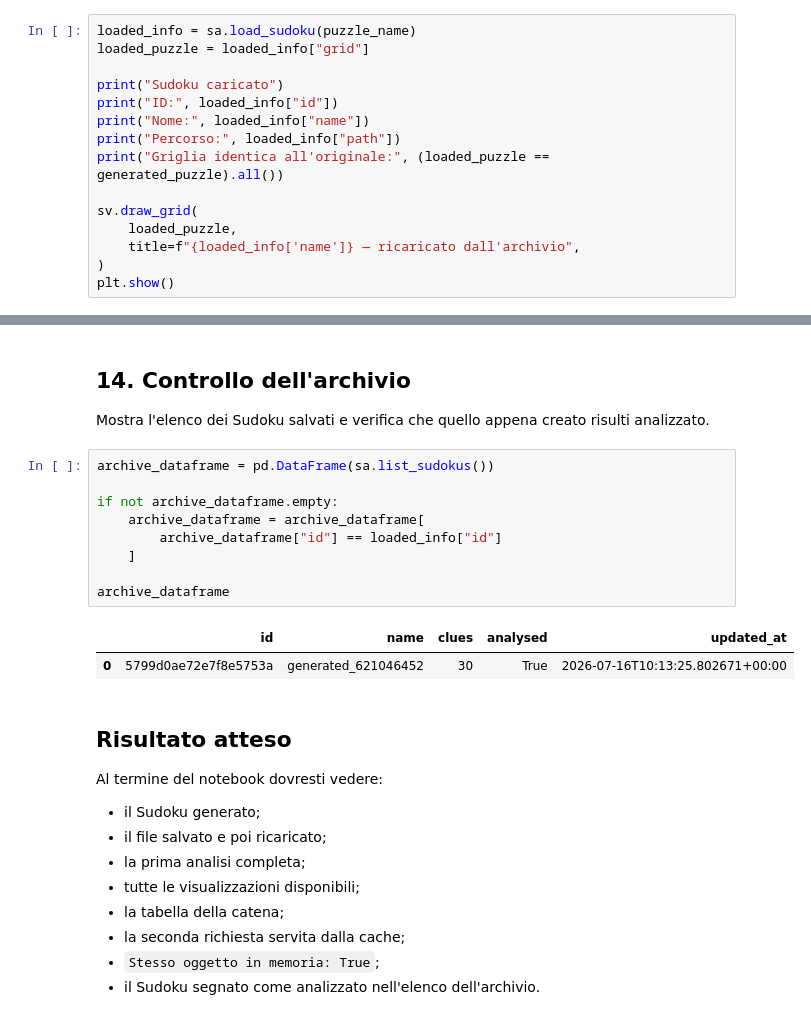
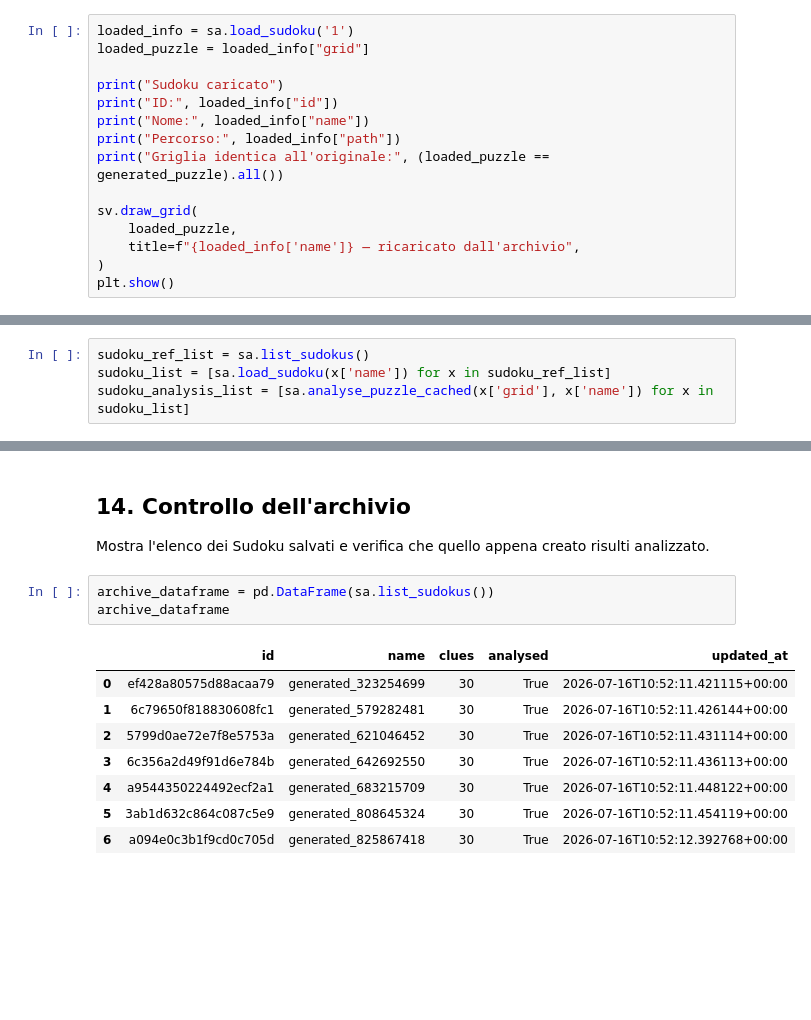
Before and after one commit to GiacomoAru/sudoku_ranker, a Jupyter notebook: sudoku_archive_demo.ipynb, the cells around one changed output, grey strips where cells are left out. Cells and saved outputs as stored; diff of their text form; blank space fills up the shorter version.

```diff
--- a/sudoku_archive_demo.ipynb
+++ b/sudoku_archive_demo.ipynb
@@ -86,7 +86,7 @@ Percorso: sudoku_data\puzzles\5799d0ae72e7f8e5753a.json
 
 Il Sudoku viene ricaricato usando il nome assegnato. La griglia caricata viene confrontata con quella generata.
 # %%
-loaded_info = sa.load_sudoku(puzzle_name)
+loaded_info = sa.load_sudoku('1')
 loaded_puzzle = loaded_info["grid"]
 
 print("Sudoku caricato")
@@ -263,4 +240,8 @@ else:
 ## 11. Galleria
 
 La galleria è pensata per più Sudoku, ma può essere usata anche con un solo risultato per verificare la vista riepilogativa.
+# %%
+sudoku_ref_list = sa.list_sudokus()
+sudoku_list = [sa.load_sudoku(x['name']) for x in sudoku_ref_list]
+sudoku_analysis_list = [sa.analyse_puzzle_cached(x['grid'], x['name']) for x in sudoku_list]
 # %%
@@ -334,26 +267,13 @@ OK: l'analisi è stata presa dalla cache in memoria.
 Mostra l'elenco dei Sudoku salvati e verifica che quello appena creato risulti analizzato.
 # %%
 archive_dataframe = pd.DataFrame(sa.list_sudokus())
-
-if not archive_dataframe.empty:
-    archive_dataframe = archive_dataframe[
-        archive_dataframe["id"] == loaded_info["id"]
-    ]
-
 archive_dataframe
 # %% [output]
 |  | id | name | clues | analysed | updated_at |
-| 0 | 5799d0ae72e7f8e5753a | generated_621046452 | 30 | True | 2026-07-16T10:13:25.802671+00:00 |
+| 0 | ef428a80575d88acaa79 | generated_323254699 | 30 | True | 2026-07-16T10:52:11.421115+00:00 |
+| 1 | 6c79650f818830608fc1 | generated_579282481 | 30 | True | 2026-07-16T10:52:11.426144+00:00 |
+| 2 | 5799d0ae72e7f8e5753a | generated_621046452 | 30 | True | 2026-07-16T10:52:11.431114+00:00 |
+| 3 | 6c356a2d49f91d6e784b | generated_642692550 | 30 | True | 2026-07-16T10:52:11.436113+00:00 |
+| 4 | a9544350224492ecf2a1 | generated_683215709 | 30 | True | 2026-07-16T10:52:11.448122+00:00 |
+| 5 | 3ab1d632c864c087c5e9 | generated_808645324 | 30 | True | 2026-07-16T10:52:11.454119+00:00 |
+| 6 | a094e0c3b1f9cd0c705d | generated_825867418 | 30 | True | 2026-07-16T10:52:12.392768+00:00 |
-# %% [markdown]
-## Risultato atteso
-
-Al termine del notebook dovresti vedere:
-
-- il Sudoku generato;
-- il file salvato e poi ricaricato;
-- la prima analisi completa;
-- tutte le visualizzazioni disponibili;
-- la tabella della catena;
-- la seconda richiesta servita dalla cache;
-- `Stesso oggetto in memoria: True`;
-- il Sudoku segnato come analizzato nell'elenco dell'archivio.
```
Also changed, not shown: parts of 15 cells of this notebook, 7 other files.
